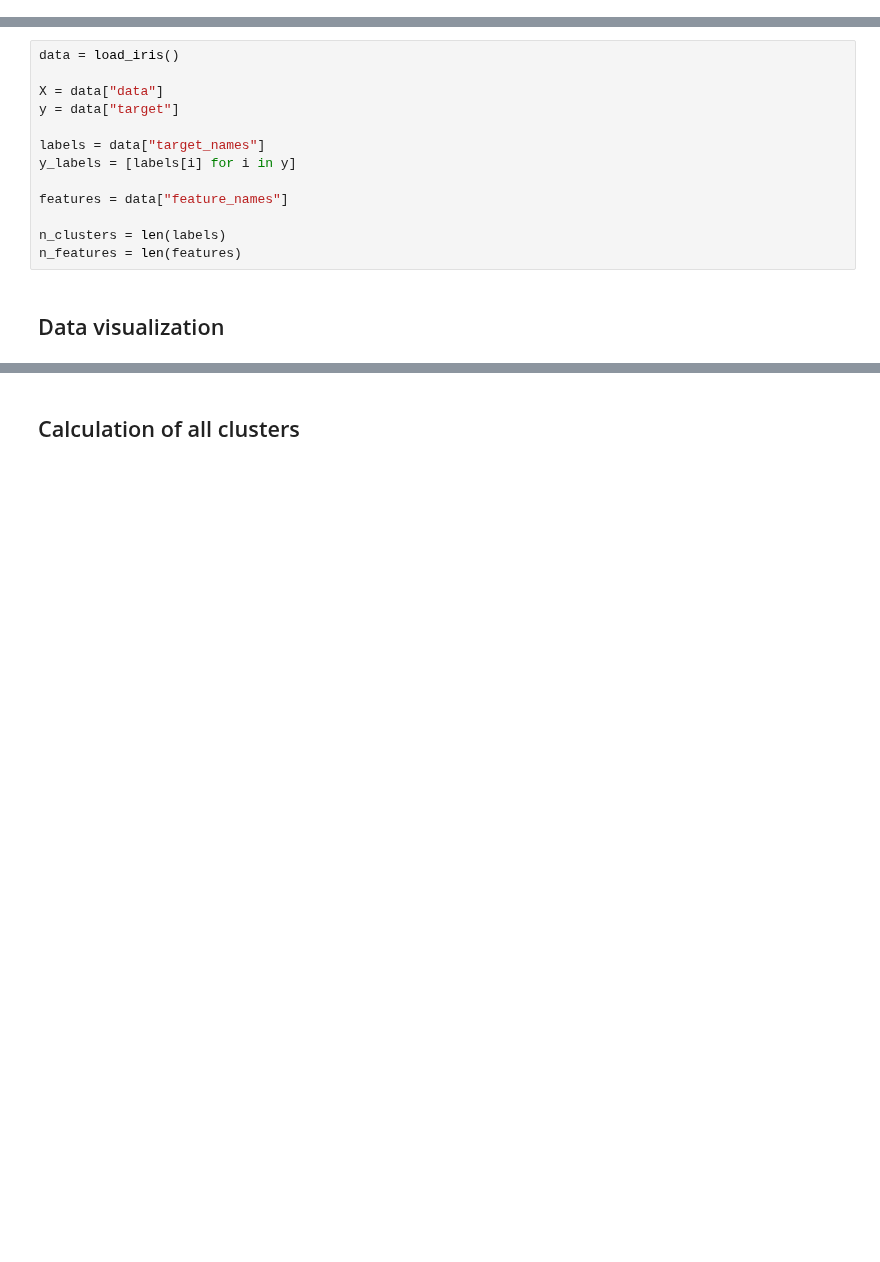
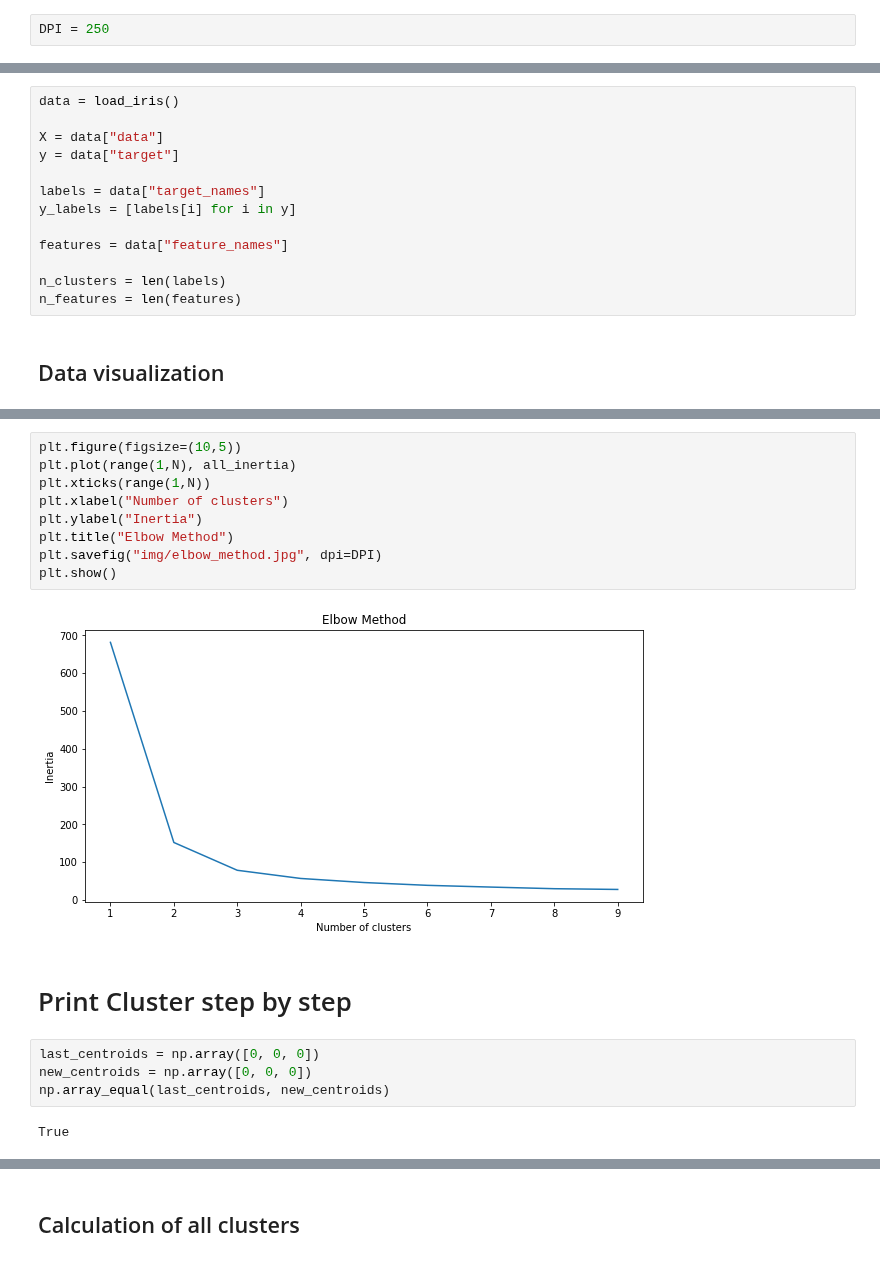
Before and after one commit to StundFR/ClusteringRecommendation, a Jupyter notebook: kmeans/kmean.ipynb, the cells around one changed output, grey strips where cells are left out. Saved outputs shown, nothing was run; the diff lists cells and outputs as text; blank space fills up the shorter version.

```diff
--- a/kmeans/kmean.ipynb
+++ b/kmeans/kmean.ipynb
@@ -6,6 +6,8 @@ import seaborn as sbn
 import numpy as np
 from sklearn.datasets import load_iris
 from sklearn.cluster import KMeans
+# %%
+DPI = 250
 # %% [markdown]
 ## Load data
 # %%
@@ -40,0 +53,19 @@ plt.show()
+# %%
+plt.figure(figsize=(10,5))
+plt.plot(range(1,N), all_inertia)
+plt.xticks(range(1,N))
+plt.xlabel("Number of clusters")
+plt.ylabel("Inertia")
+plt.title("Elbow Method")
+plt.savefig("img/elbow_method.jpg", dpi=DPI)
+plt.show()
+# %% [output]
+[figure, added]
+# %% [markdown]
+# Print Cluster step by step
+# %%
+last_centroids = np.array([0, 0, 0])
+new_centroids = np.array([0, 0, 0])
+np.array_equal(last_centroids, new_centroids)
+# %% [output]
+True
```
Also changed, not shown: parts of 12 cells of this notebook.
